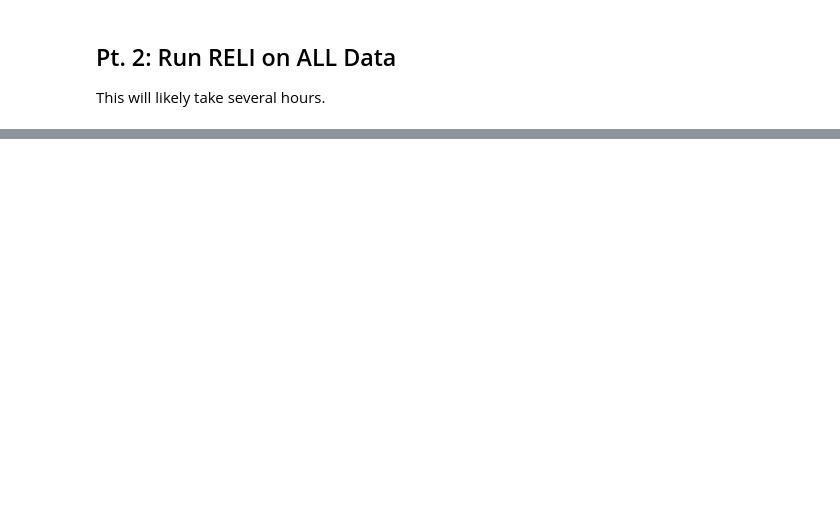
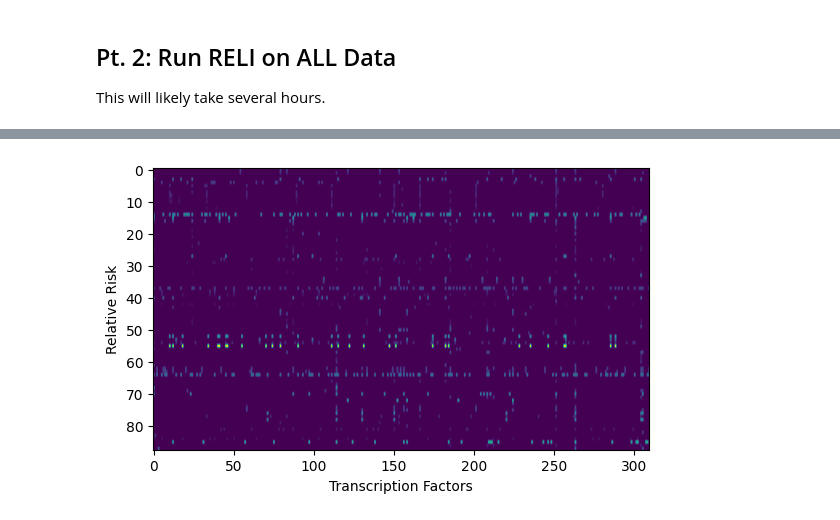
Before and after one commit to html1101/RELI-Analysis, a Jupyter notebook: visualize.ipynb, the cells around one changed output, grey strips where cells are left out. Drawn from its saved outputs; the diff is of its cells as text; code cells hidden in the pictures; blank space fills up the shorter version.

```diff
--- a/visualize.ipynb
+++ b/visualize.ipynb
@@ -351,0 +469,14 @@ results
+# %%
+# Go through each line + get list of all RSIDs we matched on
+sle_pvals = sle_info[:,0]
+
+all_rsids = []
+
+for rsid_list in sle_rsid_list:
+    for rsid in rsid_list:
+        all_rsids.append(rsid)
+
+all_rsids = list(set(all_rsids))
+# all_rsids.sort()
+
+all_rsids, len(all_rsids)
@@ -351,0 +501,24 @@ results
+# %%
+# Now go through the list of all TFs; if we see a value, set it to the pval
+heatmap = []
+num_rsids = len(all_rsids)
+
+for [pval, rel_risk], tf, rsid_list in zip(sle_info, sle_tf, sle_rsid_list):
+    # Get location of each RSID in sle_tf and turn on
+    ind = []
+    for rsid in rsid_list:
+        ind.append(all_rsids.index(rsid))
+
+    if rel_risk <= 0.5:
+        continue
+    heatmap.append([rel_risk if i in ind else 0 for i in range(num_rsids)])
+
+plt, ax = plt.subplots()
+
+ax.set_ylabel("Relative Risk")
+ax.set_xlabel("Transcription Factors")
+ax.imshow(heatmap, aspect=2)
+
+plt.show()
+# %% [output]
+[figure, added]
```
Also changed, not shown: parts of 20 cells of this notebook, 42 other files.
